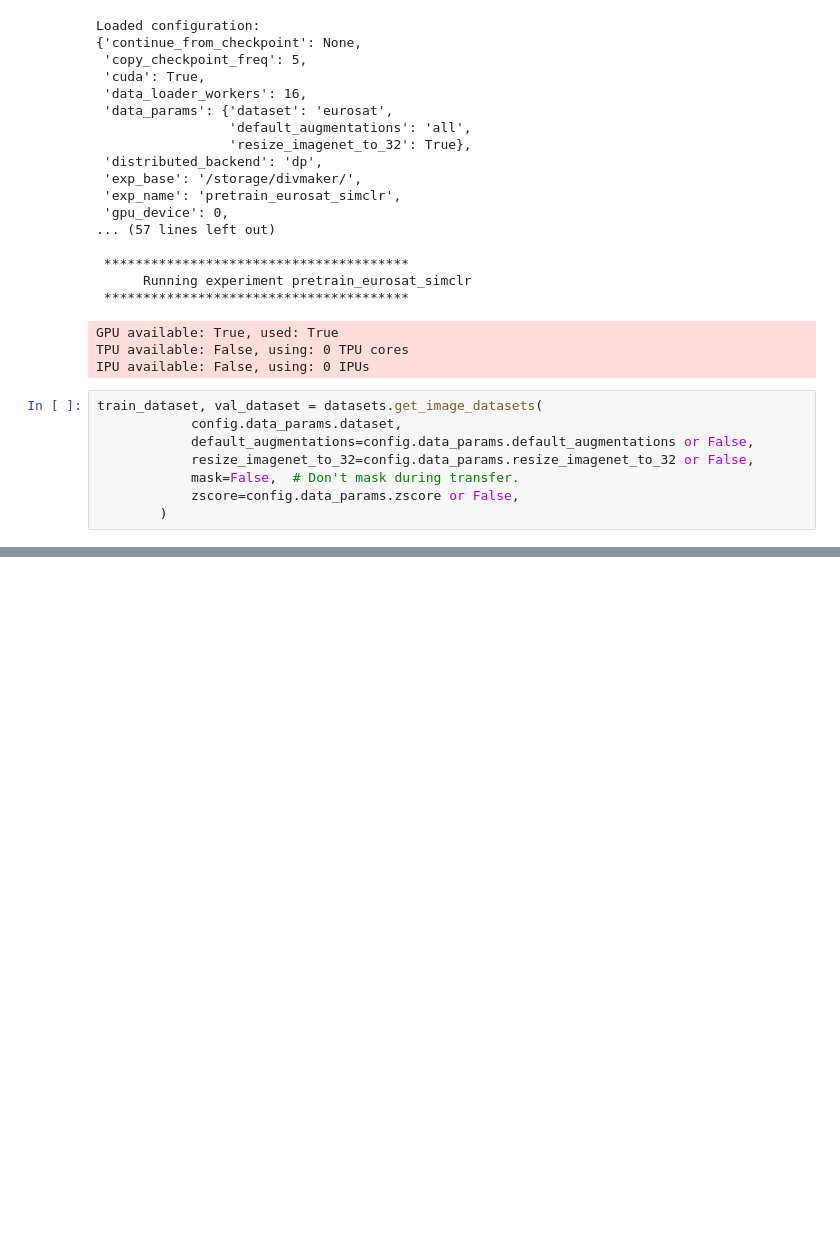
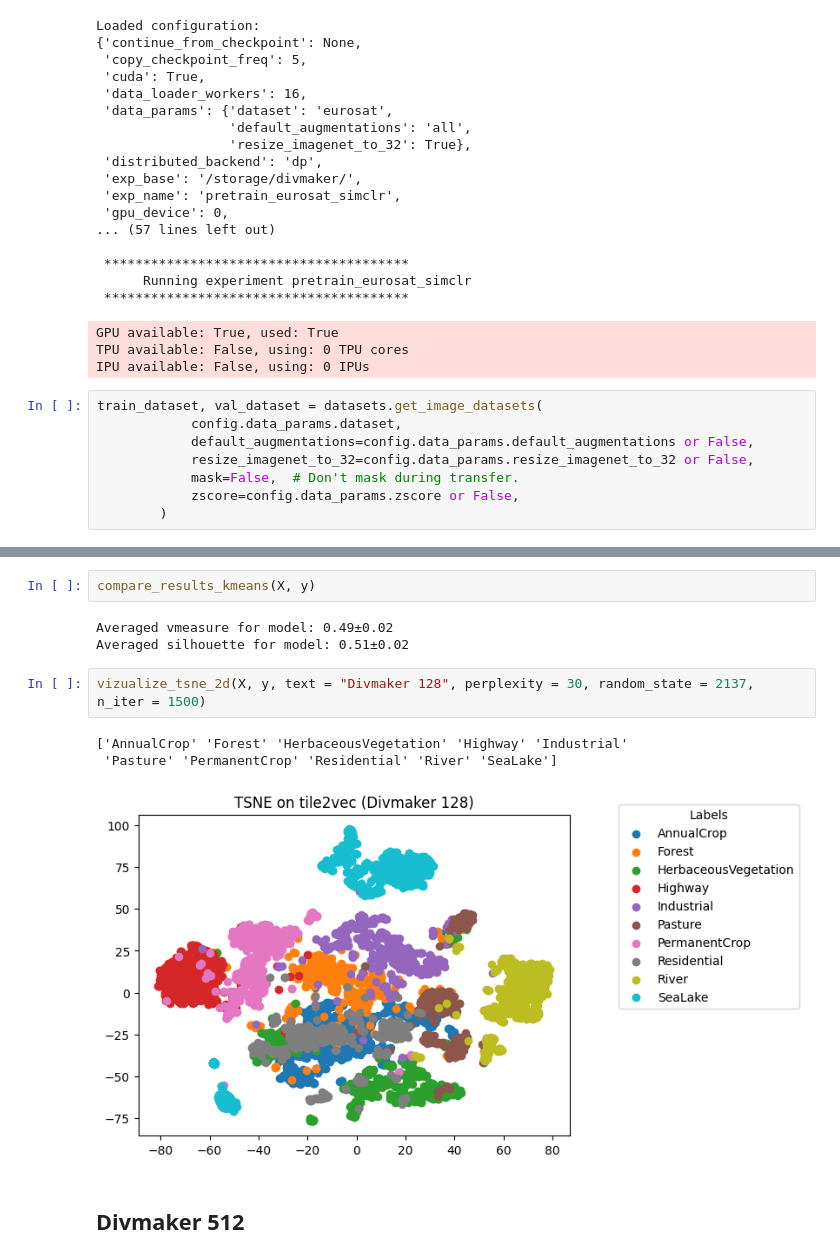
Before and after one commit to FilipLangiewicz/WB_projekt, a Jupyter notebook: code/divmaker/eval.ipynb, the cells around one changed output, grey strips where cells are left out. Cells and saved outputs as stored; diff of their text form; blank space fills up the shorter version.

```diff
--- a/code/divmaker/eval.ipynb
+++ b/code/divmaker/eval.ipynb
@@ -271,0 +392,13 @@ Averaged accuracy for model RandomForestClassifier: 94.24±0.42%
+# %%
+compare_results_kmeans(X, y)
+# %% [output]
+Averaged vmeasure for model: 0.49±0.02
+Averaged silhouette for model: 0.51±0.02
+# %%
+vizualize_tsne_2d(X, y, text = "Divmaker 128", perplexity = 30, random_state = 2137, n_iter = 1500)
+# %% [output]
+['AnnualCrop' 'Forest' 'HerbaceousVegetation' 'Highway' 'Industrial'
+ 'Pasture' 'PermanentCrop' 'Residential' 'River' 'SeaLake']
+[figure, added]
+# %% [markdown]
+## Divmaker 512
```
Also changed, not shown: parts of 19 cells of this notebook, 8 other files.
